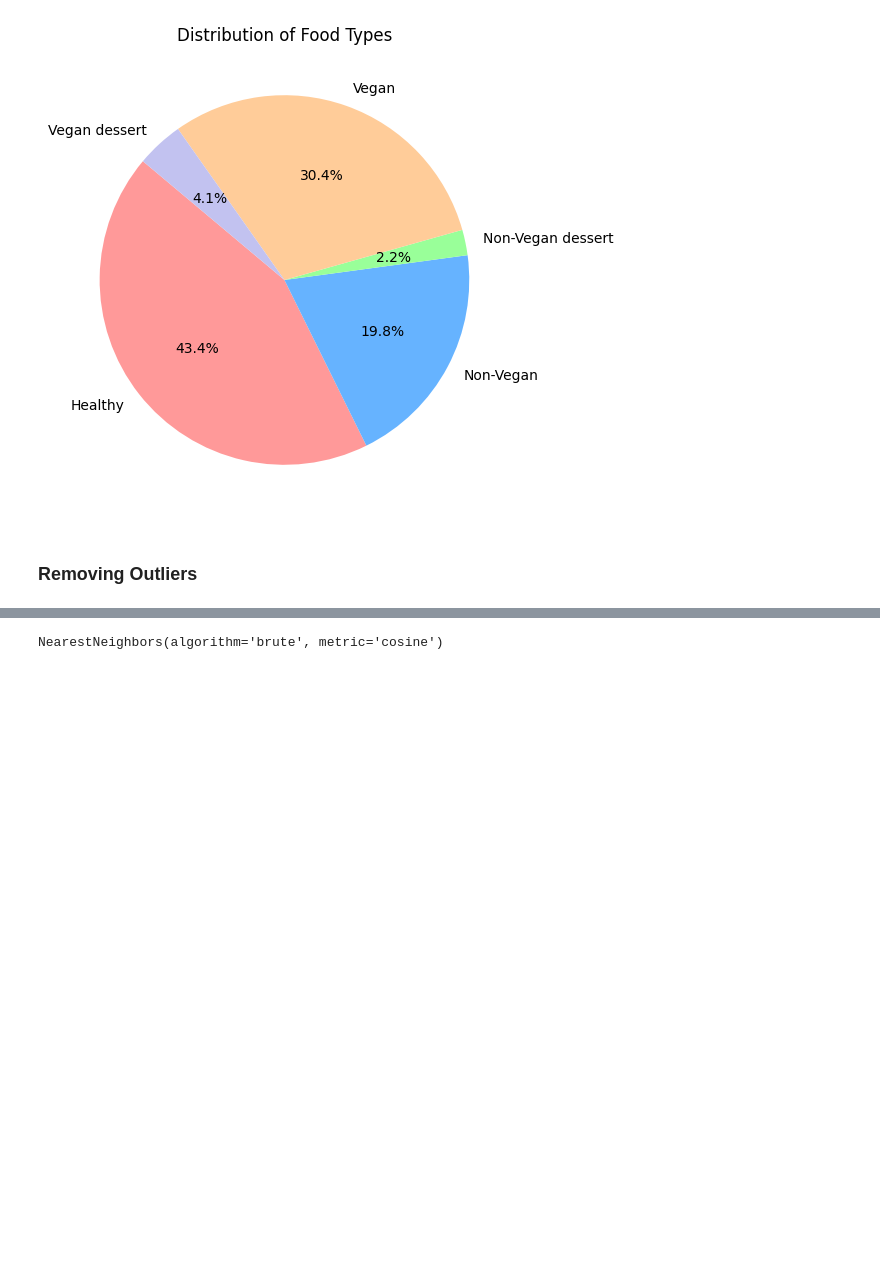
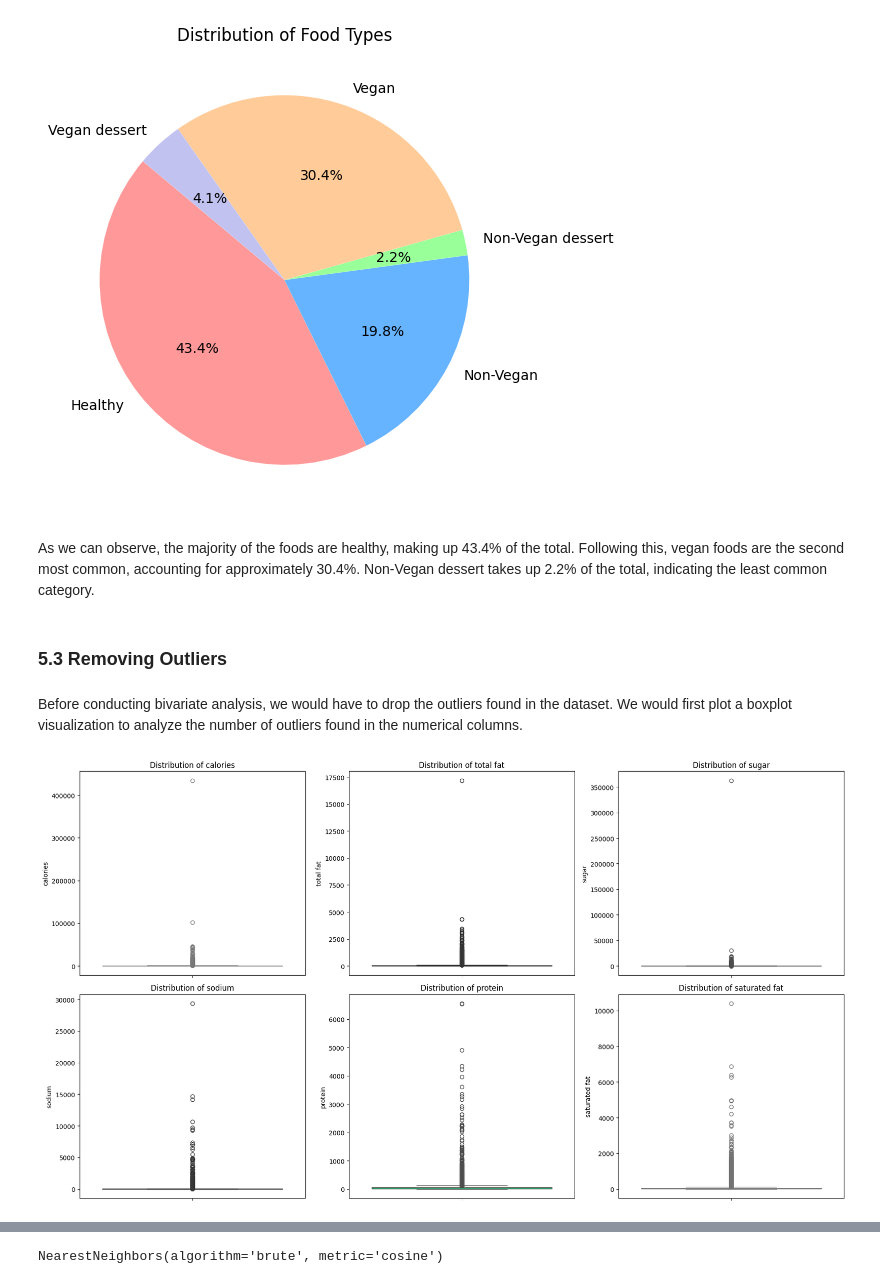
Before and after one commit to Melo04/diet-recommender-system, a Jupyter notebook: main.ipynb, the cells around one changed output, grey strips where cells are left out. Cells and saved outputs as stored; diff of their text form; code cells hidden in the pictures; blank space fills up the shorter version.

```diff
--- a/main.ipynb
+++ b/main.ipynb
@@ -339,8 +370,8 @@ From the heatmap, we observe the following key correlations:
 Following that, we would define the functions for visualization later on.
 # %%
 #Boxplot
-def boxplot(variable, axes, data):
-    sns.boxplot(y=variable, data=data,ax=axes)
+def boxplot(variable, axes, color):
+    sns.boxplot(y=variable, data=df, ax=axes, color=color)
     axes.set_title(f'Distribution of {variable}')
 
 #KDE Plot
@@ -392,5 +423,26 @@ plt.title('Distribution of Food Types')
 plt.show()
 # %% [output]
 [figure]
+# %% [markdown]
+As we can observe, the majority of the foods are healthy, making up 43.4% of the total. Following this, vegan foods are the second most common, accounting for approximately 30.4%. Non-Vegan dessert takes up 2.2% of the total, indicating the least common category.
 # %% [markdown]
-### Removing Outliers
+### 5.3 Removing Outliers
+# %% [markdown]
+Before conducting bivariate analysis, we would have to drop the outliers found in the dataset. We would first plot a boxplot visualization to analyze the number of outliers found in the numerical columns.
+# %%
+# BoxPlot Visualizations
+fig, ax = plt.subplots(2, 3, figsize=(18, 10))
+ax = ax.flatten()
+
+variables = df.iloc[:, 7:13].columns
+
+colors = ['palegreen', 'forestgreen', 'limegreen', 'seagreen', 'springgreen', 'aquamarine']
+
+# Loop through variables and axes to create the KDE plots
+for i, (variable, color) in enumerate(zip(variables, colors)):
+    boxplot(variable, ax[i], color)
+
+plt.tight_layout()
+plt.show()
+# %% [output]
+[figure, added]
```
Also changed, not shown: parts of 54 cells of this notebook.
